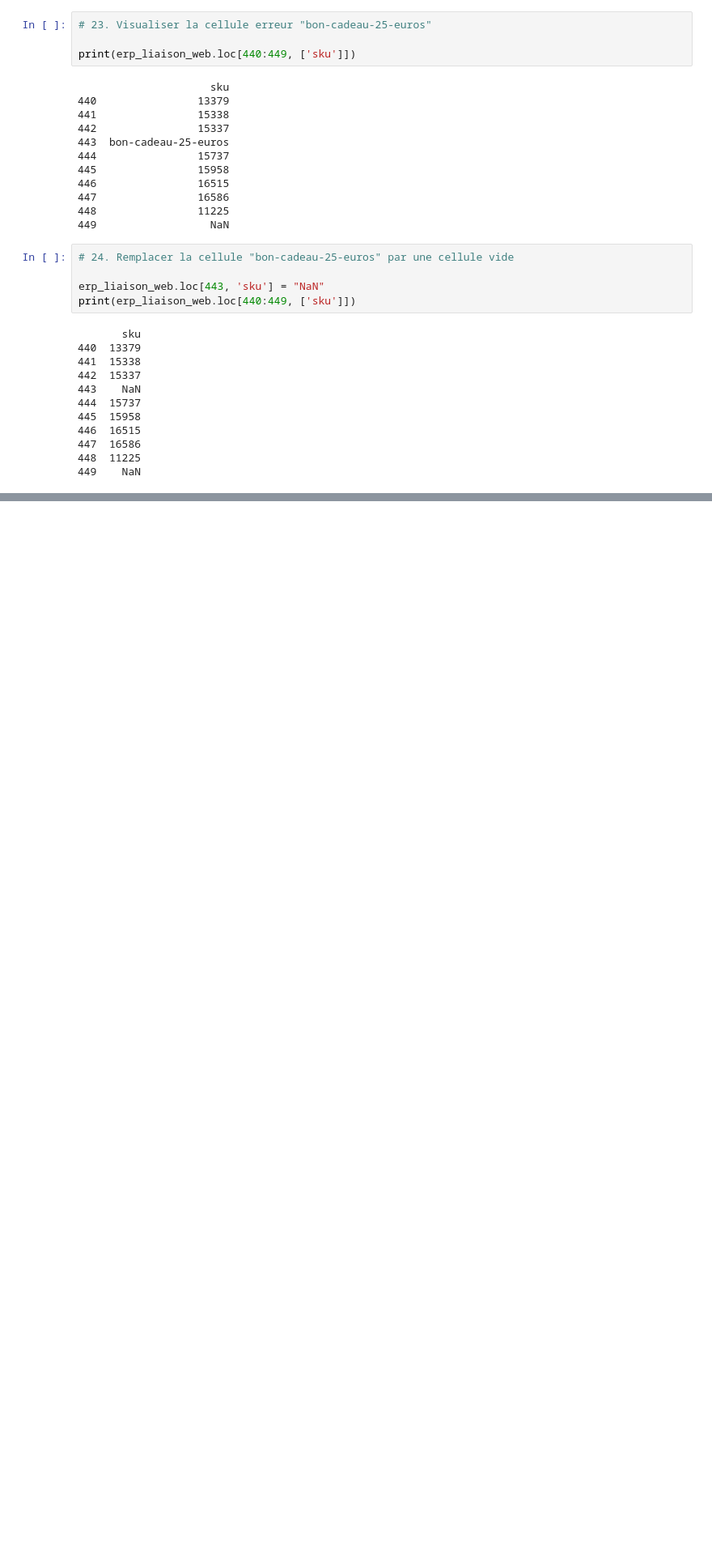
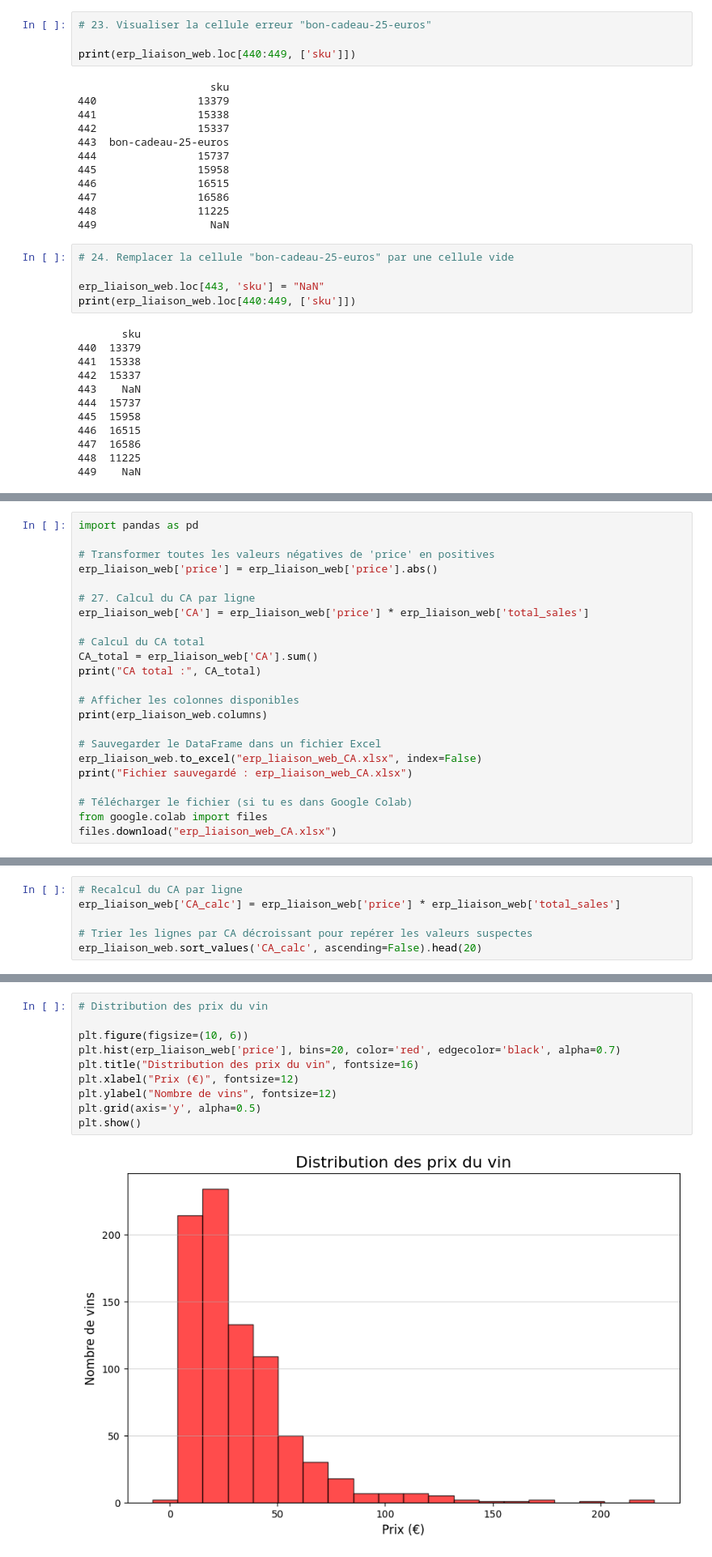
Before and after one commit to SylviaNice/7162856-G-rez-Git-et-GitHub, a Jupyter notebook: Projet_Bottleneck_Python.ipynb, the cells around one changed output, grey strips where cells are left out. Shown: that part at 81% size. Cells and saved outputs as stored; diff of their text form; blank space fills up the shorter version.

```diff
--- a/Projet_Bottleneck_Python.ipynb
+++ b/Projet_Bottleneck_Python.ipynb
@@ -432,0 +531,23 @@ Index(['product_id', 'onsale_web', 'price', 'stock_quantity', 'stock_status',
+# %%
+import pandas as pd
+
+# Transformer toutes les valeurs négatives de 'price' en positives
+erp_liaison_web['price'] = erp_liaison_web['price'].abs()
+
+# 27. Calcul du CA par ligne
+erp_liaison_web['CA'] = erp_liaison_web['price'] * erp_liaison_web['total_sales']
+
+# Calcul du CA total
+CA_total = erp_liaison_web['CA'].sum()
+print("CA total :", CA_total)
+
+# Afficher les colonnes disponibles
+print(erp_liaison_web.columns)
+
+# Sauvegarder le DataFrame dans un fichier Excel
+erp_liaison_web.to_excel("erp_liaison_web_CA.xlsx", index=False)
+print("Fichier sauvegardé : erp_liaison_web_CA.xlsx")
+
+# Télécharger le fichier (si tu es dans Google Colab)
+from google.colab import files
+files.download("erp_liaison_web_CA.xlsx")
@@ -432,0 +593,6 @@ Index(['product_id', 'onsale_web', 'price', 'stock_quantity', 'stock_status',
+# %%
+# Recalcul du CA par ligne
+erp_liaison_web['CA_calc'] = erp_liaison_web['price'] * erp_liaison_web['total_sales']
+
+# Trier les lignes par CA décroissant pour repérer les valeurs suspectes
+erp_liaison_web.sort_values('CA_calc', ascending=False).head(20)
@@ -432,0 +662,12 @@ Index(['product_id', 'onsale_web', 'price', 'stock_quantity', 'stock_status',
+# %%
+# Distribution des prix du vin
+
+plt.figure(figsize=(10, 6))
+plt.hist(erp_liaison_web['price'], bins=20, color='red', edgecolor='black', alpha=0.7)
+plt.title("Distribution des prix du vin", fontsize=16)
+plt.xlabel("Prix (€)", fontsize=12)
+plt.ylabel("Nombre de vins", fontsize=12)
+plt.grid(axis='y', alpha=0.5)
+plt.show()
+# %% [output]
+[figure, added]
```
Also changed, not shown: parts of 24 cells of this notebook.
